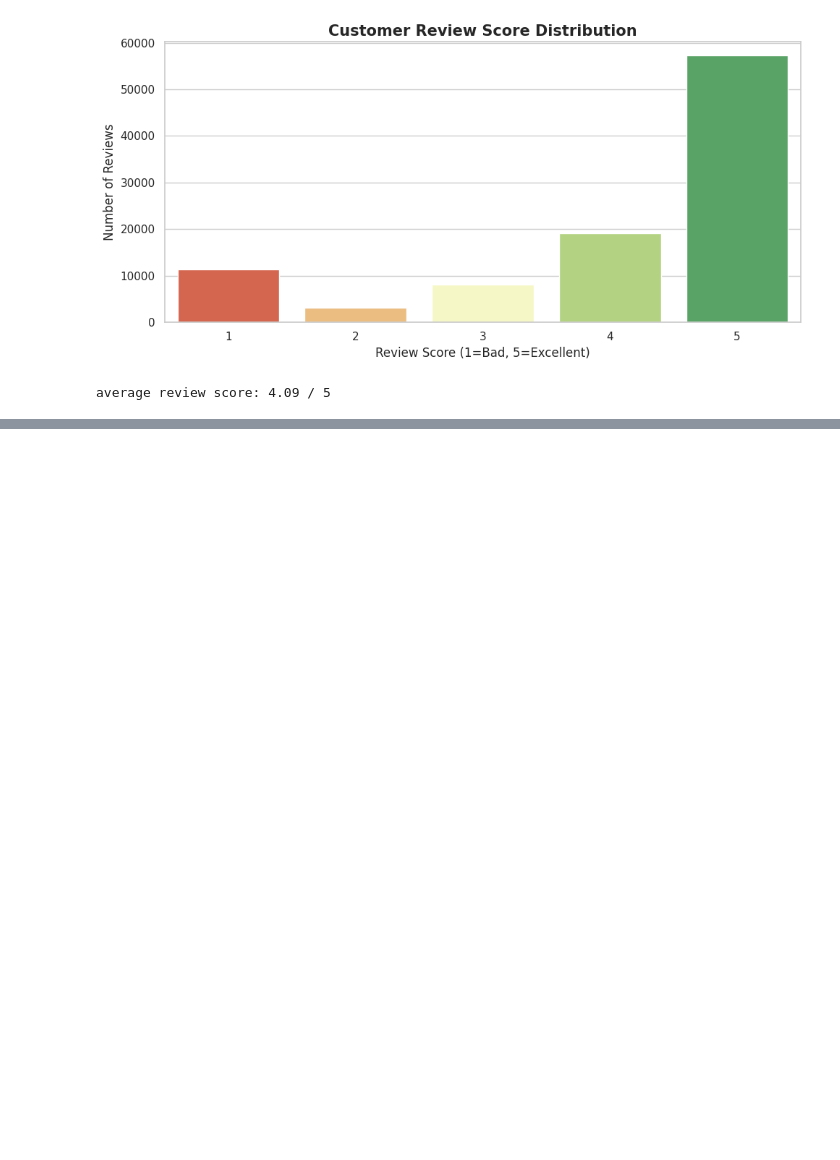
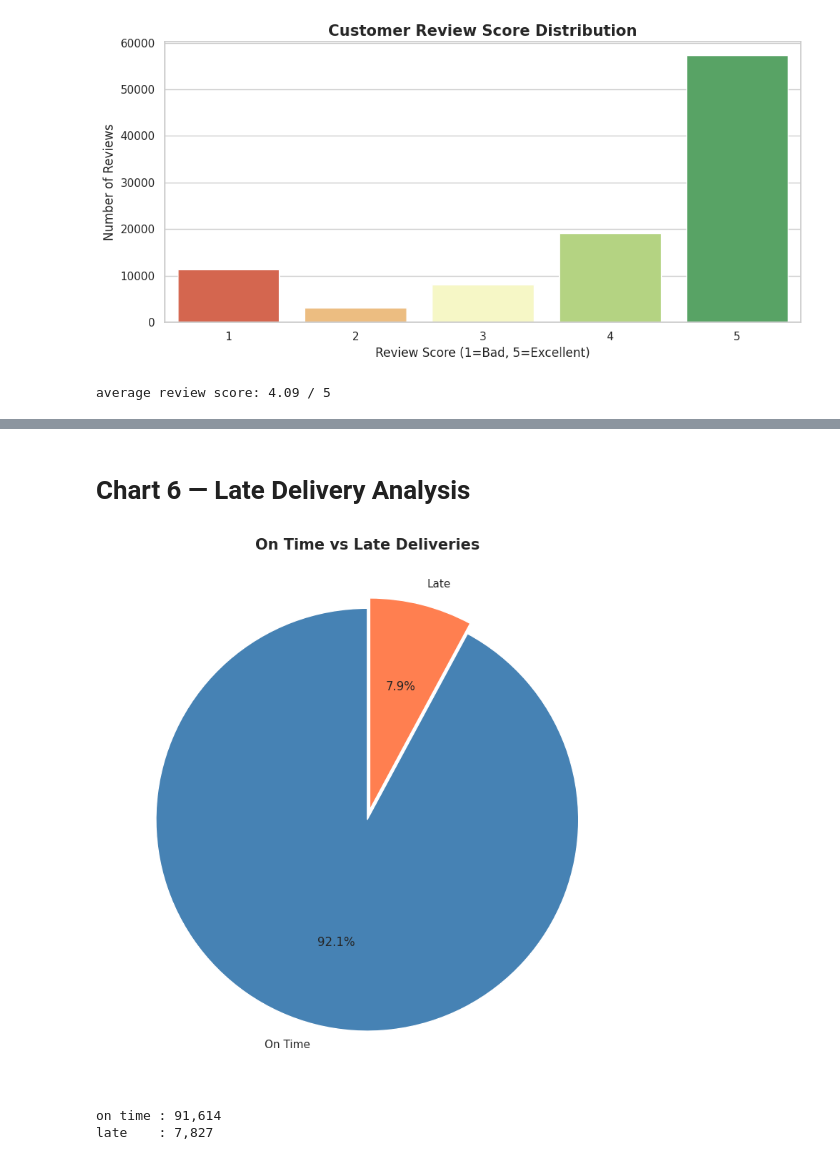
Before and after one commit to AiWriter404/olist-ecommerce-data-analysis, a Jupyter notebook: olist-ecommerce-data-analysis.ipynb, the cells around one changed output, grey strips where cells are left out. Saved outputs shown, nothing was run; the diff lists cells and outputs as text; code cells hidden in the pictures; blank space fills up the shorter version.

```diff
--- a/olist-ecommerce-data-analysis.ipynb
+++ b/olist-ecommerce-data-analysis.ipynb
@@ -840,0 +873,30 @@ average review score: 4.09 / 5
+# %% [markdown]
+# **Chart 6 — Late Delivery Analysis**
+# %%
+
+# Late Delivery Analysis
+
+
+late_counts = orders['is_late'].value_counts()
+late_counts.index = ['On Time', 'Late']
+
+plt.figure(figsize=(8, 8))
+
+plt.pie(late_counts.values,
+        labels=late_counts.index,
+        autopct='%1.1f%%',
+        colors=['steelblue', 'coral'],
+        startangle=90,
+        explode=[0, 0.05])
+
+plt.title('On Time vs Late Deliveries',
+          fontsize=15, fontweight='bold')
+plt.tight_layout()
+plt.show()
+
+print(f"on time : {late_counts['On Time']:,}")
+print(f"late    : {late_counts['Late']:,}")
+# %% [output]
+[figure, added]
+on time : 91,614
+late    : 7,827
```
Also changed, not shown: parts of 5 cells of this notebook.
